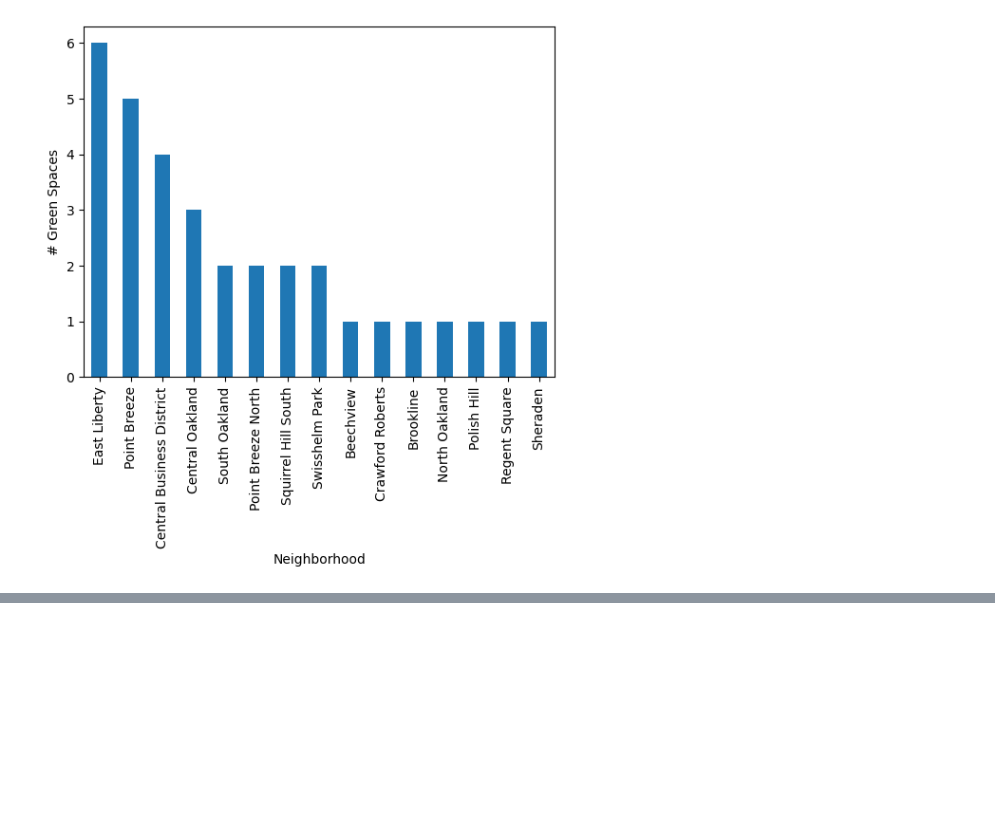
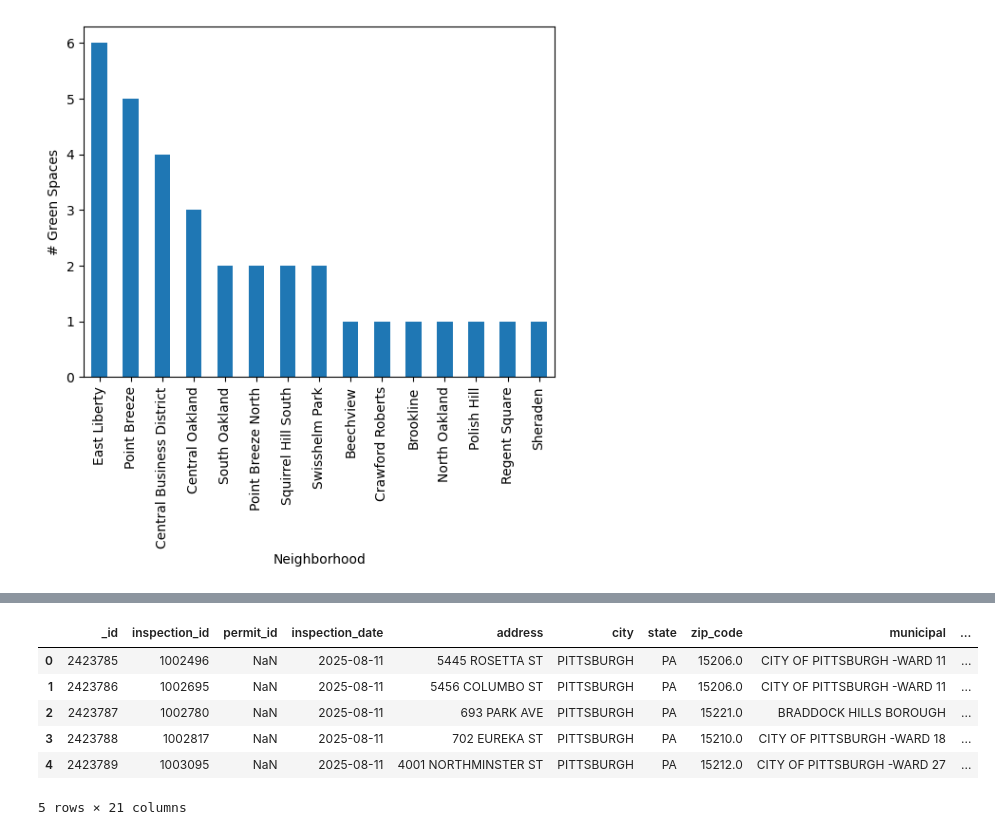
Before and after one commit to MiaD3v/CMPINF0010-FINAL-PROJECT, a Jupyter notebook: presentation.ipynb, the cells around one changed output, grey strips where cells are left out. Drawn from its saved outputs; the diff is of its cells as text; code cells hidden in the pictures; blank space fills up the shorter version.

```diff
--- a/presentation.ipynb
+++ b/presentation.ipynb
@@ -142,0 +160,12 @@ val_counts_g.plot(kind="bar", ylabel="# Green Spaces")
+# %%
+df_p = pd.read_csv("CMPINF0010_Lab_Data_Plumbing.csv")
+df_p=df_p[(df_p["city"]=="PITTSBURGH")&(df_p["building_type"]=="RESIDENTIAL")]
+df_p.head()
+# %% [output]
+|  | _id | inspection_id | permit_id | inspection_date | address | city | state | zip_code | municipal | ... |
+| 0 | 2423785 | 1002496 | NaN | 2025-08-11 | 5445 ROSETTA ST | PITTSBURGH | PA | 15206.0 | CITY OF PITTSBURGH -WARD 11 | ... |
+| 1 | 2423786 | 1002695 | NaN | 2025-08-11 | 5456 COLUMBO ST | PITTSBURGH | PA | 15206.0 | CITY OF PITTSBURGH -WARD 11 | ... |
+| 2 | 2423787 | 1002780 | NaN | 2025-08-11 | 693 PARK AVE | PITTSBURGH | PA | 15221.0 | BRADDOCK HILLS BOROUGH | ... |
+| 3 | 2423788 | 1002817 | NaN | 2025-08-11 | 702 EUREKA ST | PITTSBURGH | PA | 15210.0 | CITY OF PITTSBURGH -WARD 18 | ... |
+| 4 | 2423789 | 1003095 | NaN | 2025-08-11 | 4001 NORTHMINSTER ST | PITTSBURGH | PA | 15212.0 | CITY OF PITTSBURGH -WARD 27 | ... |
+5 rows × 21 columns
```
Also changed, not shown: parts of 2 cells of this notebook, 1 other file.
